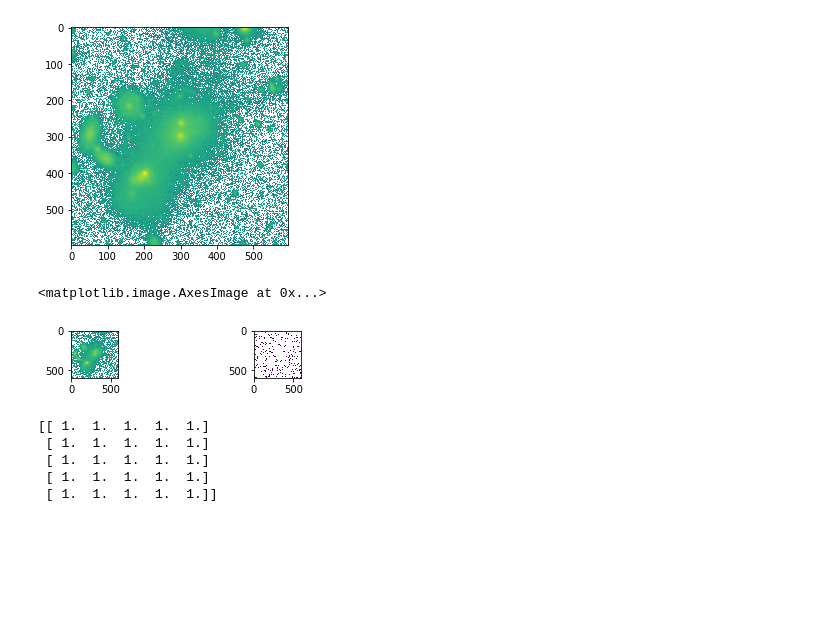
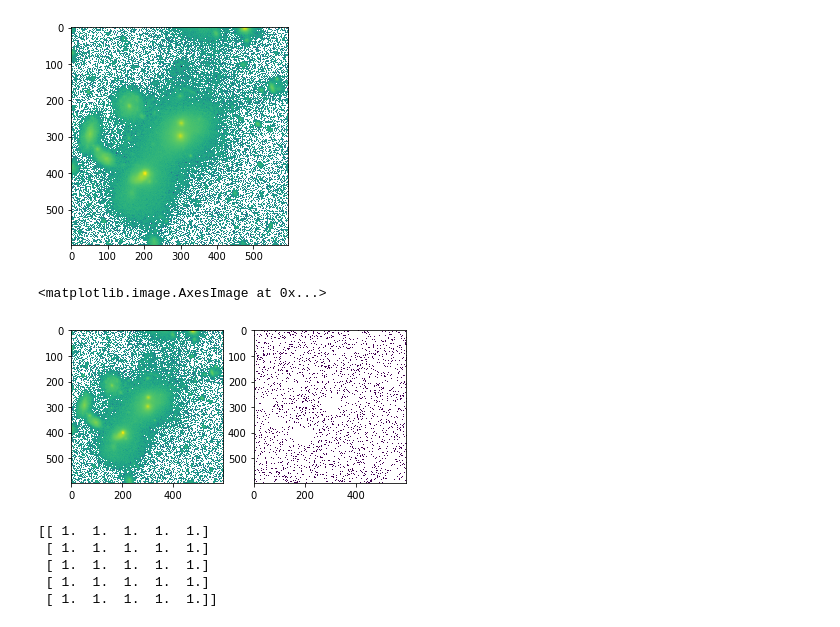
Before and after one commit to mattaustin269/Deblending, a Jupyter notebook: Display Astronomical Images.ipynb, the cells around one changed output. Saved outputs shown, nothing was run; the diff lists cells and outputs as text; code cells hidden in the pictures; blank space fills up the shorter version.

```diff
--- a/Display Astronomical Images.ipynb
+++ b/Display Astronomical Images.ipynb
@@ -43,26 +43,26 @@ plt.imshow(image_data, norm = colors.LogNorm())
 # %%
 import numpy as np
 from scipy.ndimage.filters import maximum_filter
 from scipy.ndimage.morphology import generate_binary_structure, binary_erosion
 
 def detect_peaks(image):
     neighbourhood = generate_binary_structure(2,2)
     #print(neighbourhood)
     #print(image)
     local_max = maximum_filter(image, footprint=neighbourhood)==image
     background = (image == 0)
     eroded_background = binary_erosion(background, structure = neighbourhood, border_value = 1)
     detected_peaks = local_max ^ eroded_background
     return detected_peaks
 
 detected_peaks = detect_peaks(image_data)
-plt.subplot(4,2,1)
+plt.subplot(1,2,1)
 plt.imshow(image_data, norm = colors.LogNorm())
-plt.subplot(4,2,2)
+plt.subplot(1,2,2)
 plt.imshow(detected_peaks, norm = colors.LogNorm())
 # %% [output]
 <matplotlib.image.AxesImage at 0x...>
-[figure, old version]
+[figure, new version]
 # %%
 from scipy.ndimage import binary_dilation
 
```
Also changed, not shown: parts of 2 cells of this notebook.
